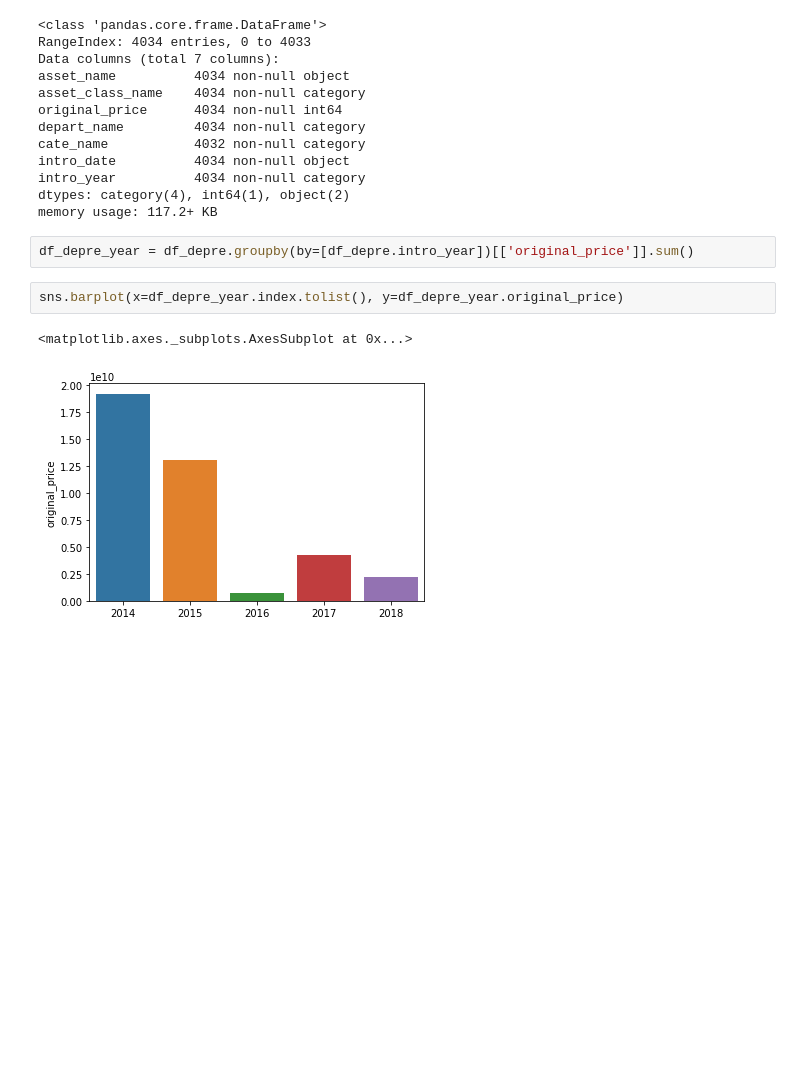
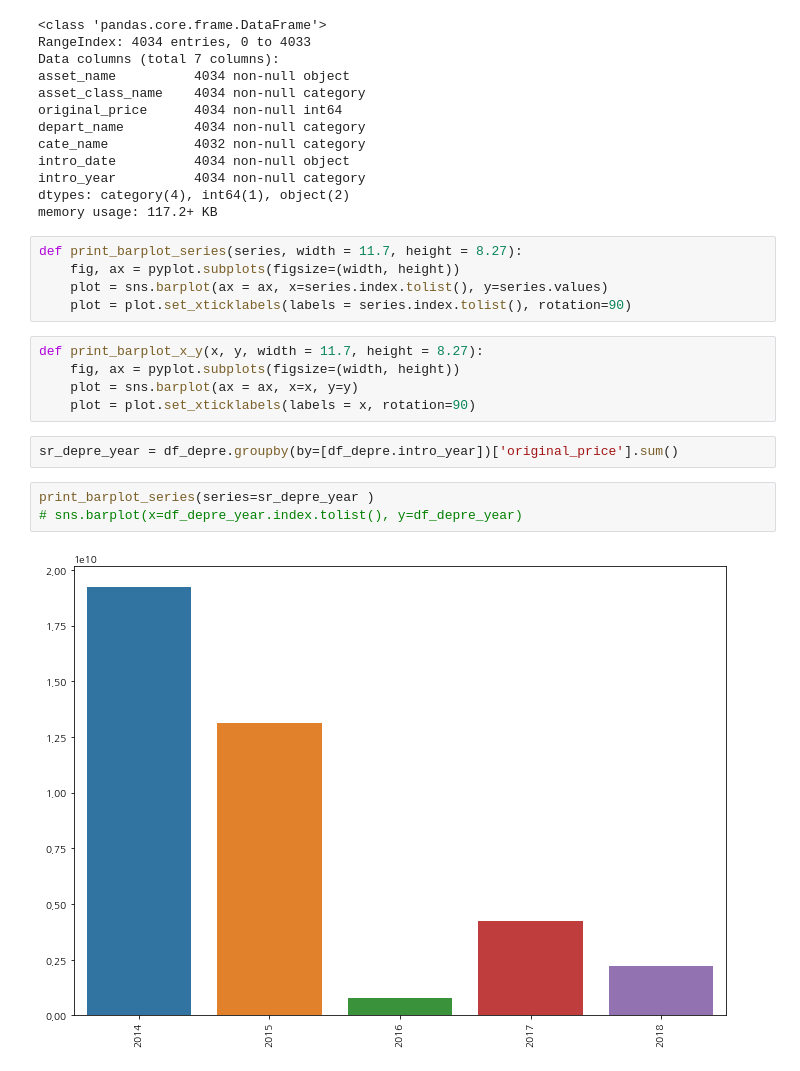
Before and after one commit to joonable/playground, a Jupyter notebook: depreciation_cost/depreciation_cost_eda.ipynb, the cells around one changed output. Cells and saved outputs as stored; diff of their text form; blank space fills up the shorter version.

```diff
--- a/depreciation_cost/depreciation_cost_eda.ipynb
+++ b/depreciation_cost/depreciation_cost_eda.ipynb
@@ -116,11 +120,21 @@ intro_date          4034 non-null object
 intro_year          4034 non-null category
 dtypes: category(4), int64(1), object(2)
 memory usage: 117.2+ KB
+# %%
+def print_barplot_series(series, width = 11.7, height = 8.27):
+    fig, ax = pyplot.subplots(figsize=(width, height))
+    plot = sns.barplot(ax = ax, x=series.index.tolist(), y=series.values)
+    plot = plot.set_xticklabels(labels = series.index.tolist(), rotation=90)
+# %%
+def print_barplot_x_y(x, y, width = 11.7, height = 8.27):
+    fig, ax = pyplot.subplots(figsize=(width, height))
+    plot = sns.barplot(ax = ax, x=x, y=y)
+    plot = plot.set_xticklabels(labels = x, rotation=90)
 # %%
-df_depre_year = df_depre.groupby(by=[df_depre.intro_year])[['original_price']].sum()
+sr_depre_year = df_depre.groupby(by=[df_depre.intro_year])['original_price'].sum()
 # %%
-sns.barplot(x=df_depre_year.index.tolist(), y=df_depre_year.original_price)
+print_barplot_series(series=sr_depre_year )
+# sns.barplot(x=df_depre_year.index.tolist(), y=df_depre_year)
 # %% [output]
-<matplotlib.axes._subplots.AxesSubplot at 0x...>
-[figure, old version]
+[figure, new version]
 # %%
```
Also changed, not shown: parts of 20 cells of this notebook.
